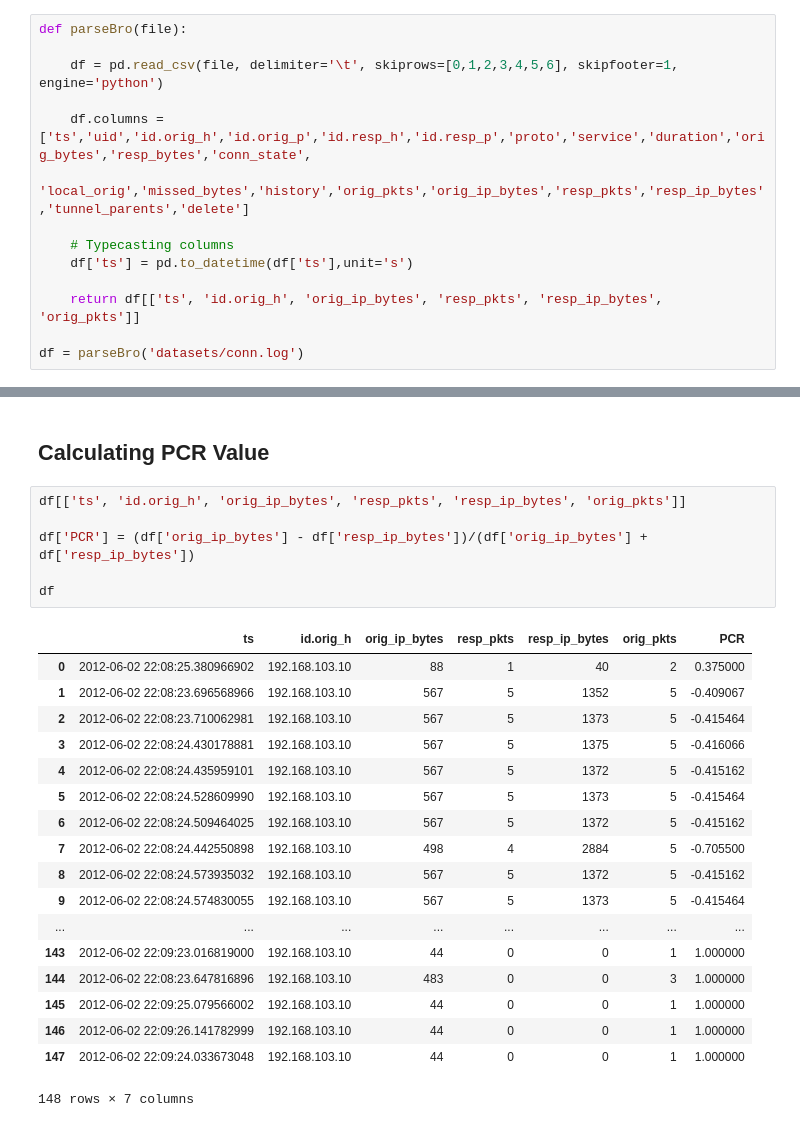
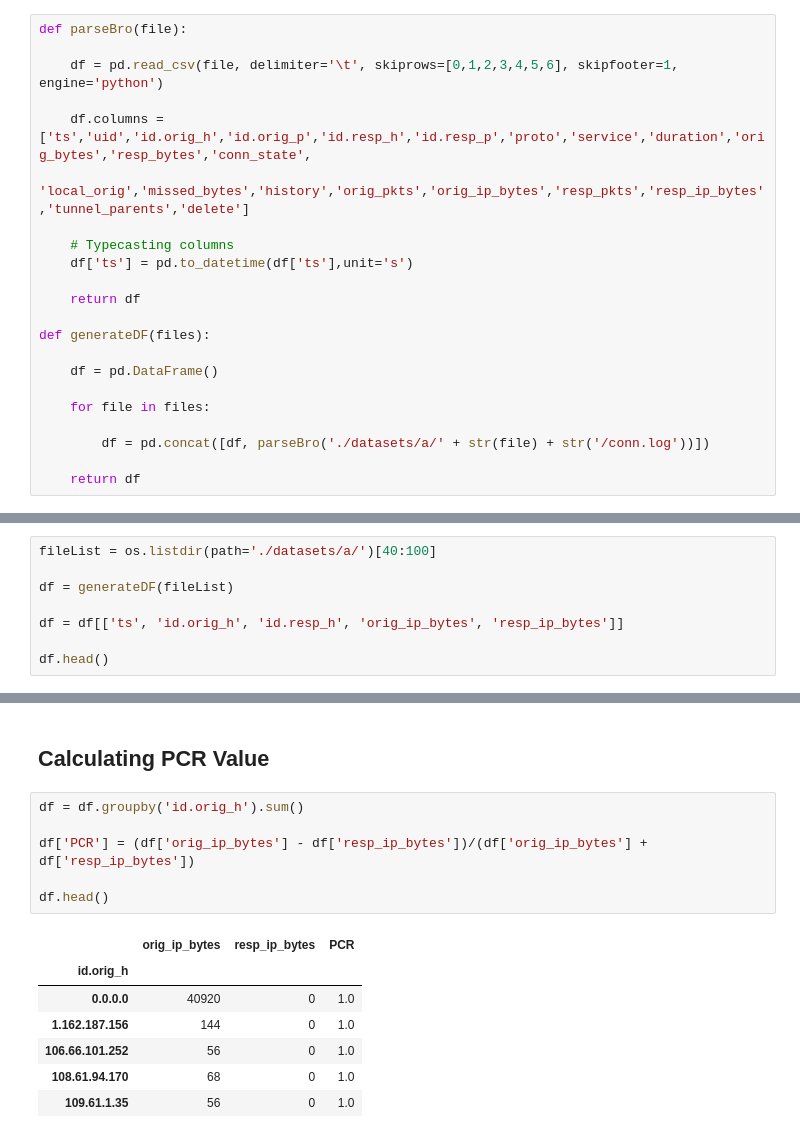
Before and after one commit to pjabes/pcr-analytics, a Jupyter notebook: Exploration.ipynb, the cells around one changed output, grey strips where cells are left out. Cells and saved outputs as stored; diff of their text form.

```diff
--- a/Exploration.ipynb
+++ b/Exploration.ipynb
@@ -22,6 +29,14 @@ def parseBro(file):
     # Typecasting columns
     df['ts'] = pd.to_datetime(df['ts'],unit='s')
 
-    return df[['ts', 'id.orig_h', 'orig_ip_bytes', 'resp_pkts', 'resp_ip_bytes', 'orig_pkts']]
+    return df
 
-df = parseBro('datasets/conn.log')
+def generateDF(files):
+
+    df = pd.DataFrame()
+
+    for file in files:
+
+        df = pd.concat([df, parseBro('./datasets/a/' + str(file) + str('/conn.log'))])
+
+    return df
@@ -27,0 +45,8 @@ df = parseBro('datasets/conn.log')
+# %%
+fileList = os.listdir(path='./datasets/a/')[40:100]
+
+df = generateDF(fileList)
+
+df = df[['ts', 'id.orig_h', 'id.resp_h', 'orig_ip_bytes', 'resp_ip_bytes']]
+
+df.head()
@@ -28,27 +60,16 @@ df = parseBro('datasets/conn.log')
 # %% [markdown]
 ## Calculating PCR Value
 # %%
-df[['ts', 'id.orig_h', 'orig_ip_bytes', 'resp_pkts', 'resp_ip_bytes', 'orig_pkts']]
+df = df.groupby('id.orig_h').sum()
 
 df['PCR'] = (df['orig_ip_bytes'] - df['resp_ip_bytes'])/(df['orig_ip_bytes'] + df['resp_ip_bytes'])
 
-df
+df.head()
 # %% [output]
-|  | ts | id.orig_h | orig_ip_bytes | resp_pkts | resp_ip_bytes | orig_pkts | PCR |
-| 0 | 2012-06-02 22:08:25.380966902 | 192.168.103.10 | 88 | 1 | 40 | 2 | 0.375000 |
-| 1 | 2012-06-02 22:08:23.696568966 | 192.168.103.10 | 567 | 5 | 1352 | 5 | -0.409067 |
-| 2 | 2012-06-02 22:08:23.710062981 | 192.168.103.10 | 567 | 5 | 1373 | 5 | -0.415464 |
-| 3 | 2012-06-02 22:08:24.430178881 | 192.168.103.10 | 567 | 5 | 1375 | 5 | -0.416066 |
-| 4 | 2012-06-02 22:08:24.435959101 | 192.168.103.10 | 567 | 5 | 1372 | 5 | -0.415162 |
-| 5 | 2012-06-02 22:08:24.528609990 | 192.168.103.10 | 567 | 5 | 1373 | 5 | -0.415464 |
-| 6 | 2012-06-02 22:08:24.509464025 | 192.168.103.10 | 567 | 5 | 1372 | 5 | -0.415162 |
-| 7 | 2012-06-02 22:08:24.442550898 | 192.168.103.10 | 498 | 4 | 2884 | 5 | -0.705500 |
-| 8 | 2012-06-02 22:08:24.573935032 | 192.168.103.10 | 567 | 5 | 1372 | 5 | -0.415162 |
-| 9 | 2012-06-02 22:08:24.574830055 | 192.168.103.10 | 567 | 5 | 1373 | 5 | -0.415464 |
-| ... | ... | ... | ... | ... | ... | ... | ... |
-| 143 | 2012-06-02 22:09:23.016819000 | 192.168.103.10 | 44 | 0 | 0 | 1 | 1.000000 |
-| 144 | 2012-06-02 22:08:23.647816896 | 192.168.103.10 | 483 | 0 | 0 | 3 | 1.000000 |
-| 145 | 2012-06-02 22:09:25.079566002 | 192.168.103.10 | 44 | 0 | 0 | 1 | 1.000000 |
-| 146 | 2012-06-02 22:09:26.141782999 | 192.168.103.10 | 44 | 0 | 0 | 1 | 1.000000 |
-| 147 | 2012-06-02 22:09:24.033673048 | 192.168.103.10 | 44 | 0 | 0 | 1 | 1.000000 |
+|  | orig_ip_bytes | resp_ip_bytes | PCR |
+| id.orig_h |  |  |  |
+| 0.0.0.0 | 40920 | 0 | 1.0 |
+| 1.162.187.156 | 144 | 0 | 1.0 |
+| 106.66.101.252 | 56 | 0 | 1.0 |
+| 108.61.94.170 | 68 | 0 | 1.0 |
+| 109.61.1.35 | 56 | 0 | 1.0 |
-148 rows × 7 columns
```
Also changed, not shown: parts of 6 cells of this notebook, 1 other file.
